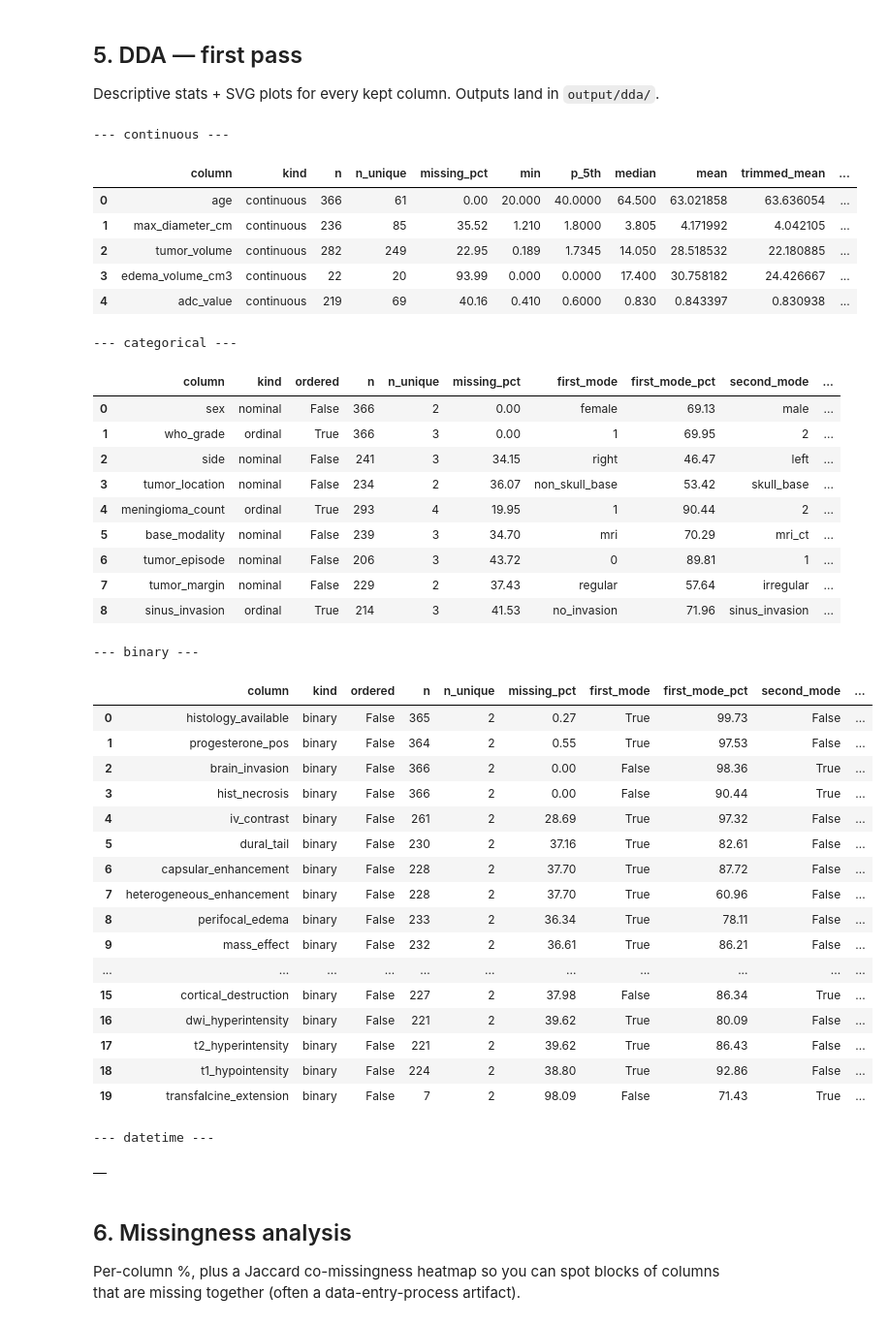
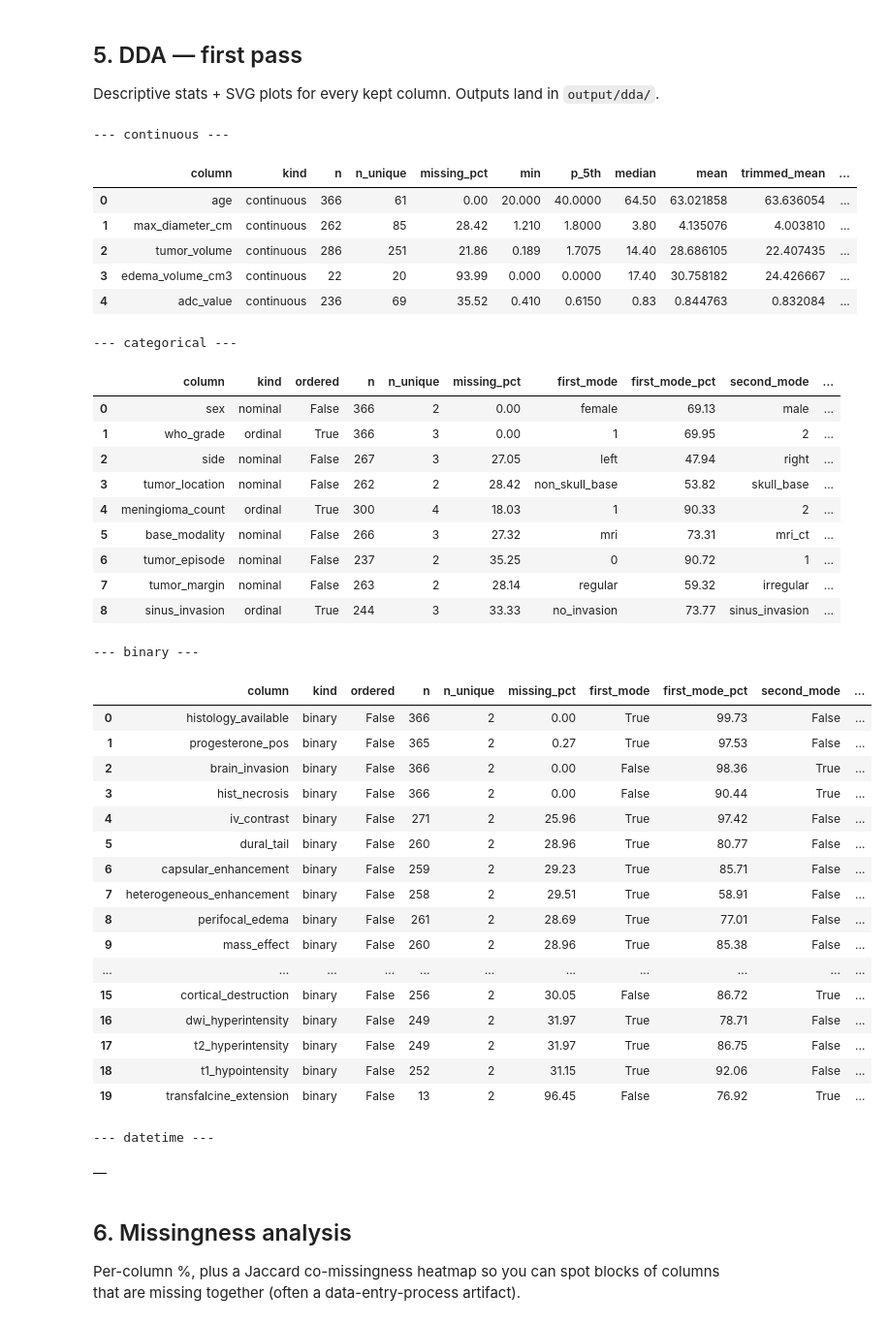
Before and after one commit to DrAndrushka/meningioma-atypier, a Jupyter notebook: heavy_machinery/meningioma.ipynb, the cells around one changed output. Shown at 97% size. Cells and saved outputs as stored; diff of their text form; code cells hidden in the pictures.

```diff
--- a/heavy_machinery/meningioma.ipynb
+++ b/heavy_machinery/meningioma.ipynb
@@ -54,7 +54,7 @@ DDA_SKIP_COLS: list[str] = []      # auto-set to ["year"] when ANALYSIS_YEARS is
 
 Change the path to point at your Excel/CSV file. The rest of the notebook is dataset-agnostic.
 # %%
-DATA_PATH = "Meningiomas PSKUS grants.csv"   # or "yourdata.csv"
+DATA_PATH = "Meningiomas PSKUS grants - Visi pacienti.csv"   # or "yourdata.csv"
 
 if str(DATA_PATH).endswith(".csv"):
     df_raw = pd.read_csv(DATA_PATH)
@@ -110,7 +110,7 @@ COLUMN_RENAME_MAP = {
     "Kontrastēšanās veids, 0 - homogēna\n1 - heterogēna": "heterogeneous_enhancement",
 
     "Perifokāla tūska, 0 - nav\n1 - ir": "perifocal_edema",
-    "Perifokālas tūskas tilpums, cm2": "edema_volume_cm3",
+    "Perifokālas tūskas tilpums, cm3": "edema_volume_cm3",
     "Masas efekts, 0 - nav\n1 - ir": "mass_effect",
 
     "Audzēja kalcifikācija, 0 - nav\n1 - ir": "calcification",
@@ -159,7 +159,6 @@ if ANALYSIS_YEARS is not None:
         f"{len(df_raw)} rows (dropped {n_before - len(df_raw)})"
     )
 else:
-    DDA_SKIP_COLS = []
     years = sorted(pd.to_numeric(df_raw[YEAR_COLUMN], errors="coerce").dropna().astype(int).unique())
     print(f"Cohort: all years {list(years)} — {len(df_raw)} rows")
 # %% [output]
@@ -375,49 +376,49 @@ export_cleaning_artifacts(
 Descriptive stats + SVG plots for every kept column.
 Outputs land in `output/dda/`.
 # %%
-dda_tables = run_dda(df, schema, output_root=OUTPUT_ROOT, skip_cols=DDA_SKIP_COLS)
+dda_tables = run_dda(df, schema, output_root=OUTPUT_ROOT)
 
 print("\n--- continuous ---");  display(dda_tables['continuous'])
 print("\n--- categorical ---"); display(dda_tables['categorical'])
 print("\n--- binary ---");      display(dda_tables['binary'])
 print("\n--- datetime ---");    display(dda_tables['datetime'])
 # %% [output]
 --- continuous ---
 |  | column | kind | n | n_unique | missing_pct | min | p_5th | median | mean | trimmed_mean | ... |
-| 0 | age | continuous | 366 | 61 | 0.00 | 20.000 | 40.0000 | 64.500 | 63.021858 | 63.636054 | ... |
-| 1 | max_diameter_cm | continuous | 236 | 85 | 35.52 | 1.210 | 1.8000 | 3.805 | 4.171992 | 4.042105 | ... |
-| 2 | tumor_volume | continuous | 282 | 249 | 22.95 | 0.189 | 1.7345 | 14.050 | 28.518532 | 22.180885 | ... |
-| 3 | edema_volume_cm3 | continuous | 22 | 20 | 93.99 | 0.000 | 0.0000 | 17.400 | 30.758182 | 24.426667 | ... |
-| 4 | adc_value | continuous | 219 | 69 | 40.16 | 0.410 | 0.6000 | 0.830 | 0.843397 | 0.830938 | ... |
+| 0 | age | continuous | 366 | 61 | 0.00 | 20.000 | 40.0000 | 64.50 | 63.021858 | 63.636054 | ... |
+| 1 | max_diameter_cm | continuous | 262 | 85 | 28.42 | 1.210 | 1.8000 | 3.80 | 4.135076 | 4.003810 | ... |
+| 2 | tumor_volume | continuous | 286 | 251 | 21.86 | 0.189 | 1.7075 | 14.40 | 28.686105 | 22.407435 | ... |
+| 3 | edema_volume_cm3 | continuous | 22 | 20 | 93.99 | 0.000 | 0.0000 | 17.40 | 30.758182 | 24.426667 | ... |
+| 4 | adc_value | continuous | 236 | 69 | 35.52 | 0.410 | 0.6150 | 0.83 | 0.844763 | 0.832084 | ... |
 --- categorical ---
 |  | column | kind | ordered | n | n_unique | missing_pct | first_mode | first_mode_pct | second_mode | ... |
 | 0 | sex | nominal | False | 366 | 2 | 0.00 | female | 69.13 | male | ... |
 | 1 | who_grade | ordinal | True | 366 | 3 | 0.00 | 1 | 69.95 | 2 | ... |
-| 2 | side | nominal | False | 241 | 3 | 34.15 | right | 46.47 | left | ... |
-| 3 | tumor_location | nominal | False | 234 | 2 | 36.07 | non_skull_base | 53.42 | skull_base | ... |
-| 4 | meningioma_count | ordinal | True | 293 | 4 | 19.95 | 1 | 90.44 | 2 | ... |
-| 5 | base_modality | nominal | False | 239 | 3 | 34.70 | mri | 70.29 | mri_ct | ... |
-| 6 | tumor_episode | nominal | False | 206 | 3 | 43.72 | 0 | 89.81 | 1 | ... |
-| 7 | tumor_margin | nominal | False | 229 | 2 | 37.43 | regular | 57.64 | irregular | ... |
-| 8 | sinus_invasion | ordinal | True | 214 | 3 | 41.53 | no_invasion | 71.96 | sinus_invasion | ... |
+| 2 | side | nominal | False | 267 | 3 | 27.05 | left | 47.94 | right | ... |
+| 3 | tumor_location | nominal | False | 262 | 2 | 28.42 | non_skull_base | 53.82 | skull_base | ... |
+| 4 | meningioma_count | ordinal | True | 300 | 4 | 18.03 | 1 | 90.33 | 2 | ... |
+| 5 | base_modality | nominal | False | 266 | 3 | 27.32 | mri | 73.31 | mri_ct | ... |
+| 6 | tumor_episode | nominal | False | 237 | 2 | 35.25 | 0 | 90.72 | 1 | ... |
+| 7 | tumor_margin | nominal | False | 263 | 2 | 28.14 | regular | 59.32 | irregular | ... |
+| 8 | sinus_invasion | ordinal | True | 244 | 3 | 33.33 | no_invasion | 73.77 | sinus_invasion | ... |
 --- binary ---
 |  | column | kind | ordered | n | n_unique | missing_pct | first_mode | first_mode_pct | second_mode | ... |
-| 0 | histology_available | binary | False | 365 | 2 | 0.27 | True | 99.73 | False | ... |
-| 1 | progesterone_pos | binary | False | 364 | 2 | 0.55 | True | 97.53 | False | ... |
+| 0 | histology_available | binary | False | 366 | 2 | 0.00 | True | 99.73 | False | ... |
+| 1 | progesterone_pos | binary | False | 365 | 2 | 0.27 | True | 97.53 | False | ... |
 | 2 | brain_invasion | binary | False | 366 | 2 | 0.00 | False | 98.36 | True | ... |
 | 3 | hist_necrosis | binary | False | 366 | 2 | 0.00 | False | 90.44 | True | ... |
-| 4 | iv_contrast | binary | False | 261 | 2 | 28.69 | True | 97.32 | False | ... |
-| 5 | dural_tail | binary | False | 230 | 2 | 37.16 | True | 82.61 | False | ... |
-| 6 | capsular_enhancement | binary | False | 228 | 2 | 37.70 | True | 87.72 | False | ... |
-| 7 | heterogeneous_enhancement | binary | False | 228 | 2 | 37.70 | True | 60.96 | False | ... |
-| 8 | perifocal_edema | binary | False | 233 | 2 | 36.34 | True | 78.11 | False | ... |
-| 9 | mass_effect | binary | False | 232 | 2 | 36.61 | True | 86.21 | False | ... |
+| 4 | iv_contrast | binary | False | 271 | 2 | 25.96 | True | 97.42 | False | ... |
+| 5 | dural_tail | binary | False | 260 | 2 | 28.96 | True | 80.77 | False | ... |
+| 6 | capsular_enhancement | binary | False | 259 | 2 | 29.23 | True | 85.71 | False | ... |
+| 7 | heterogeneous_enhancement | binary | False | 258 | 2 | 29.51 | True | 58.91 | False | ... |
+| 8 | perifocal_edema | binary | False | 261 | 2 | 28.69 | True | 77.01 | False | ... |
+| 9 | mass_effect | binary | False | 260 | 2 | 28.96 | True | 85.38 | False | ... |
 | ... | ... | ... | ... | ... | ... | ... | ... | ... | ... | ... |
-| 15 | cortical_destruction | binary | False | 227 | 2 | 37.98 | False | 86.34 | True | ... |
-| 16 | dwi_hyperintensity | binary | False | 221 | 2 | 39.62 | True | 80.09 | False | ... |
-| 17 | t2_hyperintensity | binary | False | 221 | 2 | 39.62 | True | 86.43 | False | ... |
-| 18 | t1_hypointensity | binary | False | 224 | 2 | 38.80 | True | 92.86 | False | ... |
-| 19 | transfalcine_extension | binary | False | 7 | 2 | 98.09 | False | 71.43 | True | ... |
+| 15 | cortical_destruction | binary | False | 256 | 2 | 30.05 | False | 86.72 | True | ... |
+| 16 | dwi_hyperintensity | binary | False | 249 | 2 | 31.97 | True | 78.71 | False | ... |
+| 17 | t2_hyperintensity | binary | False | 249 | 2 | 31.97 | True | 86.75 | False | ... |
+| 18 | t1_hypointensity | binary | False | 252 | 2 | 31.15 | True | 92.06 | False | ... |
+| 19 | transfalcine_extension | binary | False | 13 | 2 | 96.45 | False | 76.92 | True | ... |
 --- datetime ---
 |  |
 # %% [markdown]
```
Also changed, not shown: parts of 12 cells of this notebook, 21 other files.
